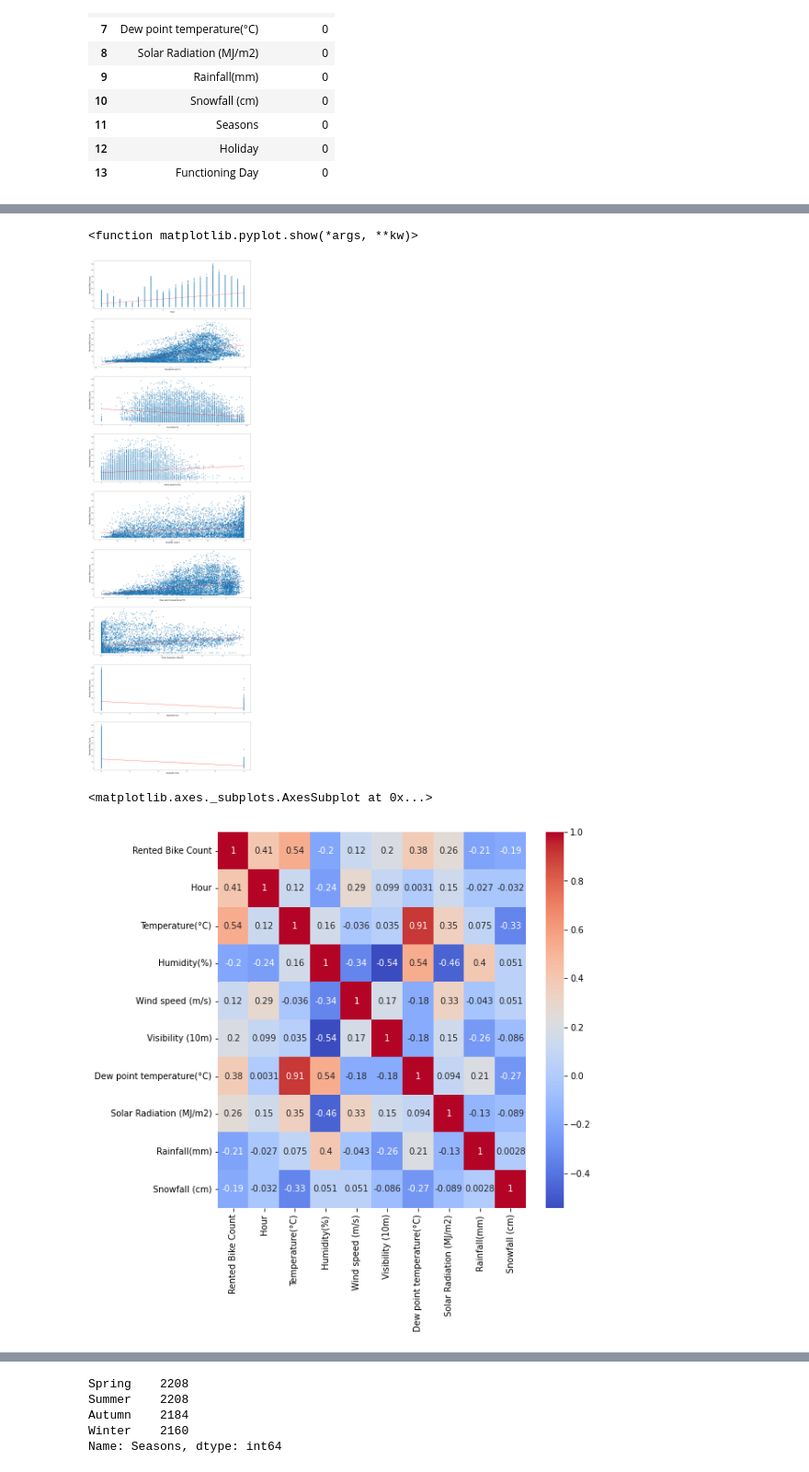
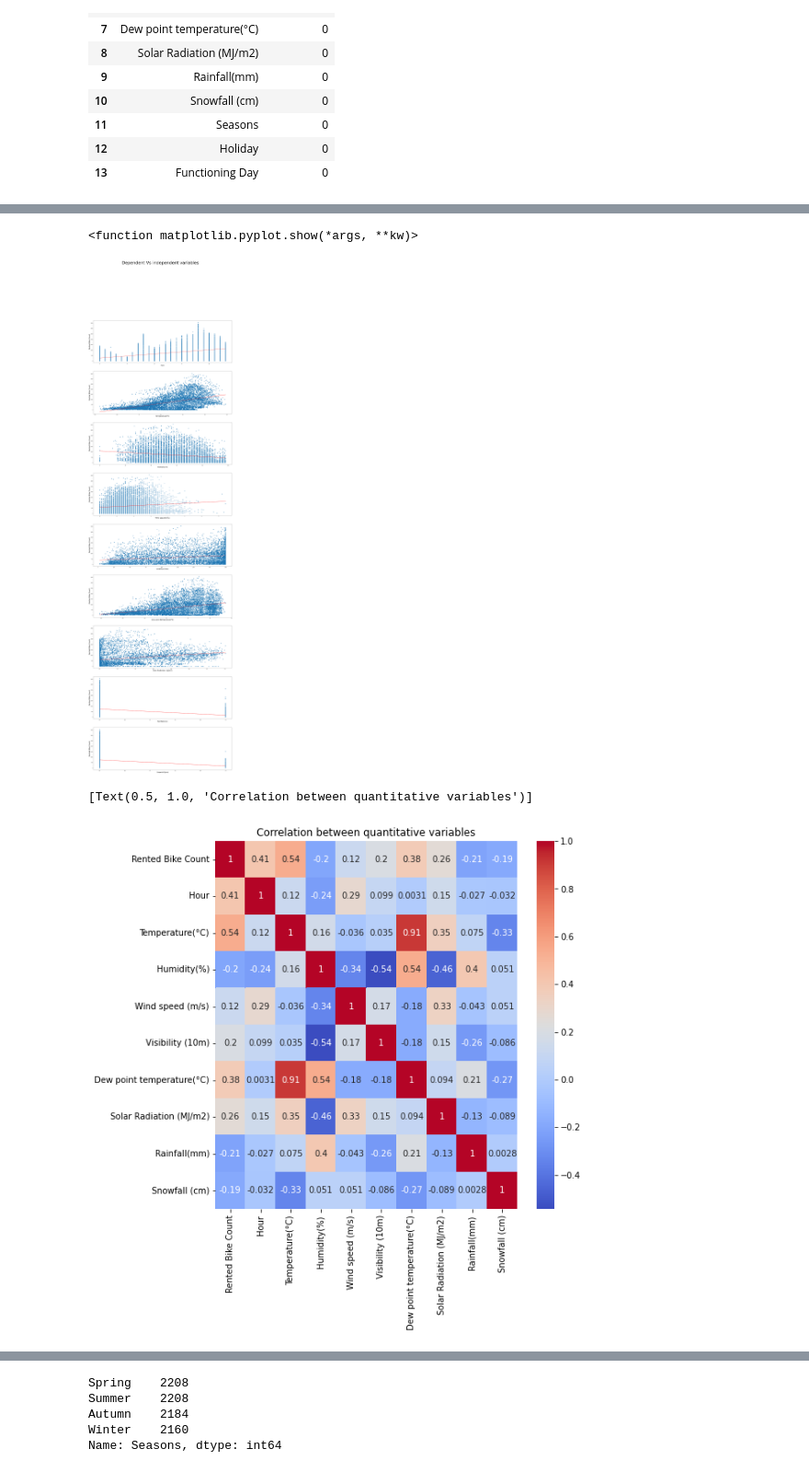
Before and after one commit to shiyasAli/Bike-sharing-demand-prediction, a Jupyter notebook: Copy_of_Bike_Sharing_Demand_Prediction_Capstone_Project.ipynb, the cells around one changed output, grey strips where cells are left out. Shown at 92% size. Cells and saved outputs as stored; diff of their text form; code cells hidden in the pictures.

```diff
--- a/Copy_of_Bike_Sharing_Demand_Prediction_Capstone_Project.ipynb
+++ b/Copy_of_Bike_Sharing_Demand_Prediction_Capstone_Project.ipynb
@@ -53,6 +54,7 @@ Mounted at /content/drive
 # %%
-file_path="/content/drive/MyDrive/Colab Notebooks/Almabetter/Supervised ML_Capastone/SeoulBikeData.csv"
-df=pd.read_csv(file_path,encoding='unicode_escape')
+#Converting the data set into a dataframe.
+filepath='/content/drive/MyDrive/Colab Notebooks/Almabetter/Supervised ML_Capastone/SeoulBikeData.csv'
+df=pd.read_csv(filepath,encoding='unicode_escape')
 # %%
 df.head()
 # %% [output]
@@ -265,6 +278,8 @@ NameError: ignored
 # %%
+#checking for correlation between dependent and independent variables
 fig,ax=plt.subplots(len(quantitative_independent_variables),1)
 plt.rcParams['figure.figsize']=(30,100)
+plt.suptitle("Dependent Vs independent variables",fontsize=50)
 for index,feature in enumerate(quantitative_independent_variables):
   m,b=np.polyfit(df[feature],df[dependent_variable],1)
   ax[index].scatter(df[feature],df[dependent_variable])
@@ -274,11 +289,12 @@ for index,feature in enumerate(quantitative_independent_variables):
 plt.show
 # %% [output]
 <function matplotlib.pyplot.show(*args, **kw)>
-[figure, old version]
+[figure, new version]
 # %%
+#plotting correlation heatmap
 plt.figure(figsize=(8,8))
-sns.heatmap(df.corr(),cmap='coolwarm',annot=True)
+sns.heatmap(df.corr(),cmap='coolwarm',annot=True).set(title='Correlation between quantitative variables')
 # %% [output]
-<matplotlib.axes._subplots.AxesSubplot at 0x...>
+[Text(0.5, 1.0, 'Correlation between quantitative variables')]
-[figure, old version]
+[figure, new version]
 # %%
```
Also changed, not shown: parts of 190 cells of this notebook.
